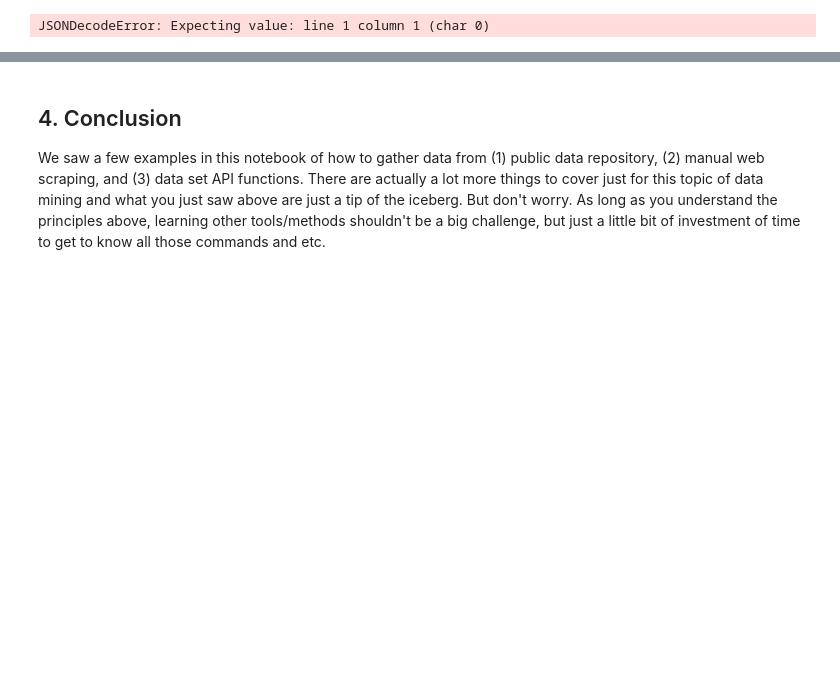
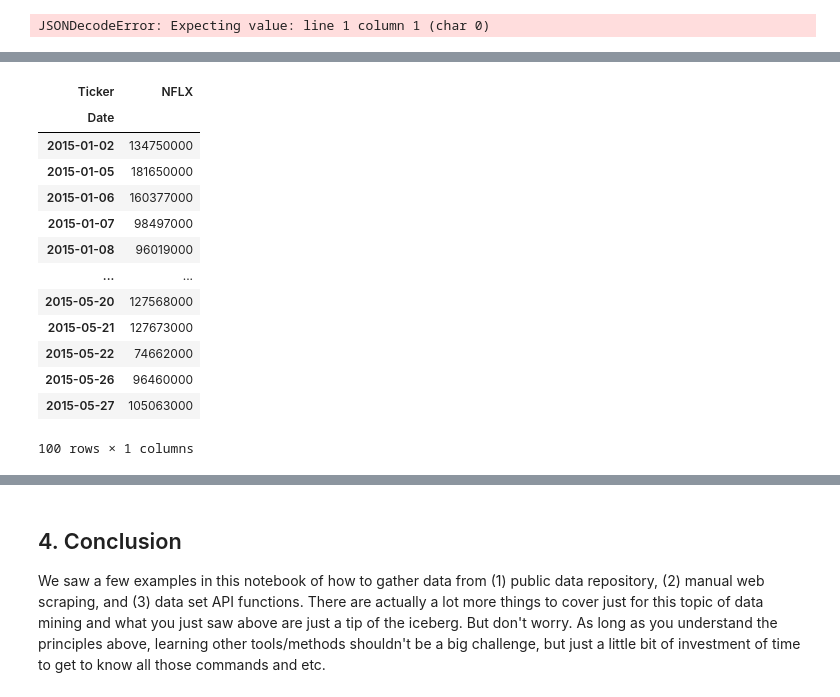
Before and after one commit to asmaradhiah/PBI, a Jupyter notebook: in-class-assignments/ica03/Data_Mining.ipynb, the cells around one changed output, grey strips where cells are left out. Cells and saved outputs as stored; diff of their text form; code cells hidden in the pictures; blank space fills up the shorter version.

```diff
--- a/in-class-assignments/ica03/Data_Mining.ipynb
+++ b/in-class-assignments/ica03/Data_Mining.ipynb
@@ -527,0 +606,18 @@ NameError: name 'data' is not defined
+# %%
+data_nflx['Volume'].values
+display(data_nflx['Volume'].head(100))
+# %% [output]
+| Ticker | NFLX |
+| Date |  |
+| 2015-01-02 | 134750000 |
+| 2015-01-05 | 181650000 |
+| 2015-01-06 | 160377000 |
+| 2015-01-07 | 98497000 |
+| 2015-01-08 | 96019000 |
+| ... | ... |
+| 2015-05-20 | 127568000 |
+| 2015-05-21 | 127673000 |
+| 2015-05-22 | 74662000 |
+| 2015-05-26 | 96460000 |
+| 2015-05-27 | 105063000 |
+100 rows × 1 columns
```
Also changed, not shown: parts of 17 cells of this notebook.
